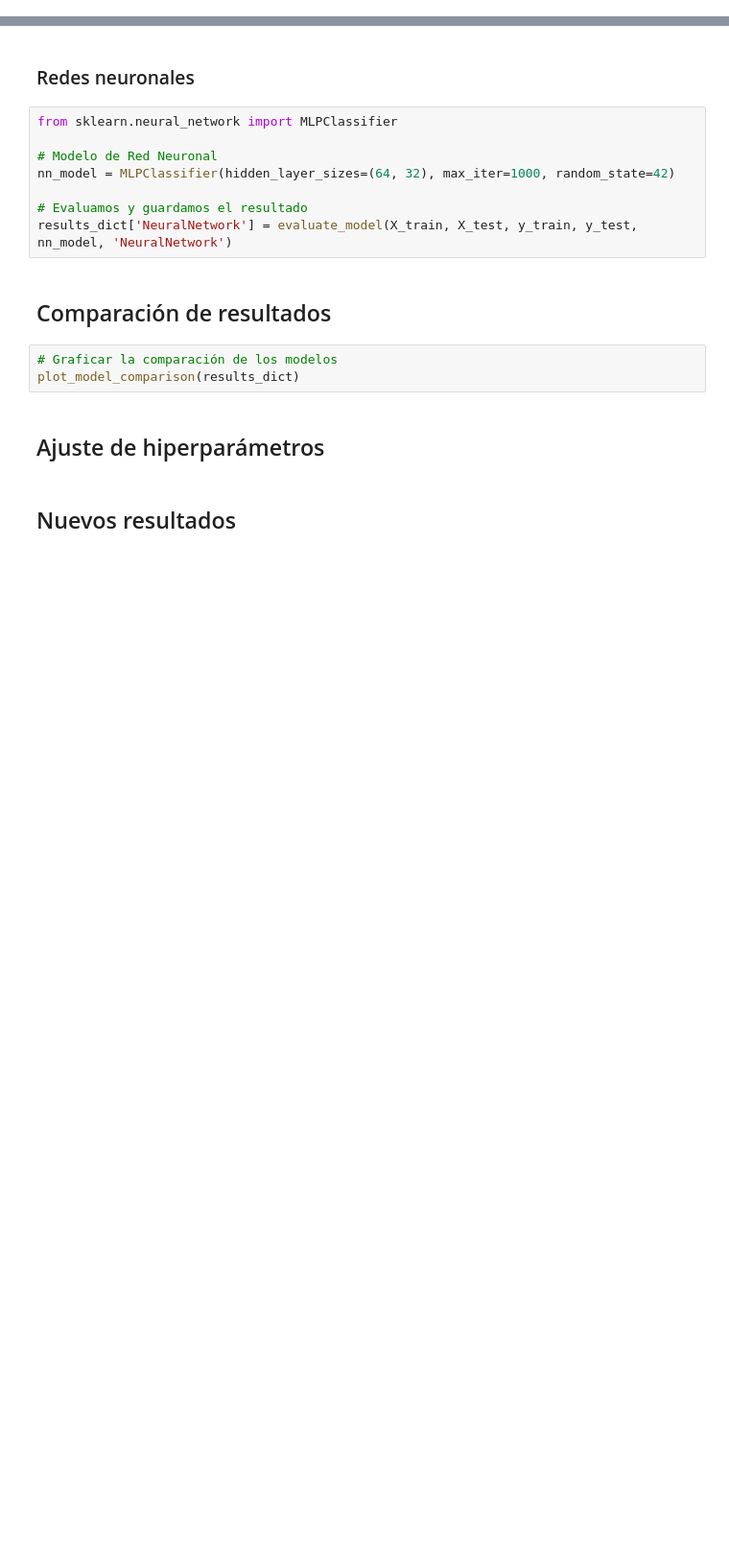
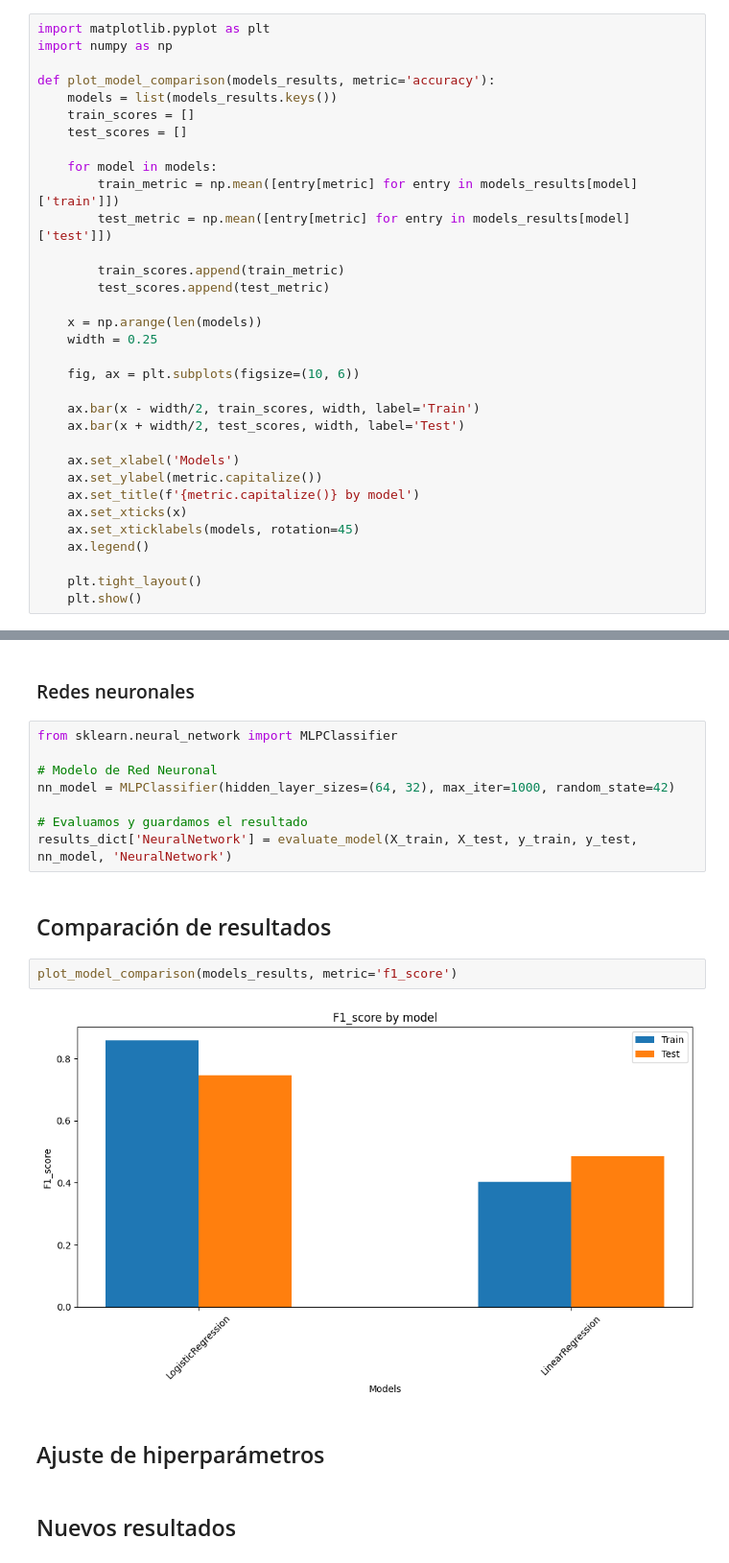
Before and after one commit to kliniik/Practica_AAI_1, a Jupyter notebook: supervised.ipynb, the cells around one changed output, grey strips where cells are left out. Shown at 96% size. Cells and saved outputs as stored; diff of their text form; blank space fills up the shorter version.

```diff
--- a/supervised.ipynb
+++ b/supervised.ipynb
@@ -65 +116,34 @@ def plot_model_comparison(results_dict):
+# %%
+import matplotlib.pyplot as plt
+import numpy as np
+
+def plot_model_comparison(models_results, metric='accuracy'):
+    models = list(models_results.keys())
+    train_scores = []
+    test_scores = []
+
+    for model in models:
+        train_metric = np.mean([entry[metric] for entry in models_results[model]['train']])
+        test_metric = np.mean([entry[metric] for entry in models_results[model]['test']])
+
+        train_scores.append(train_metric)
+        test_scores.append(test_metric)
+
+    x = np.arange(len(models))
+    width = 0.25
+
+    fig, ax = plt.subplots(figsize=(10, 6))
+
+    ax.bar(x - width/2, train_scores, width, label='Train')
+    ax.bar(x + width/2, test_scores, width, label='Test')
+
+    ax.set_xlabel('Models')
+    ax.set_ylabel(metric.capitalize())
+    ax.set_title(f'{metric.capitalize()} by model')
+    ax.set_xticks(x)
+    ax.set_xticklabels(models, rotation=45)
+    ax.legend()
+
+    plt.tight_layout()
+    plt.show()
 # %% [markdown]
@@ -163,9 +267,10 @@ nn_model = MLPClassifier(hidden_layer_sizes=(64, 32), max_iter=1000, random_stat
 results_dict['NeuralNetwork'] = evaluate_model(X_train, X_test, y_train, y_test, nn_model, 'NeuralNetwork')
 # %% [markdown]
 ## Comparación de resultados
-# %%
-# Graficar la comparación de los modelos
-plot_model_comparison(results_dict)
+# %%
+plot_model_comparison(models_results, metric='f1_score')
+# %% [output]
+[figure, added]
 # %% [markdown]
 ## Ajuste de hiperparámetros
 # %% [markdown]
```
Also changed, not shown: parts of 29 cells of this notebook, 8 other files.
